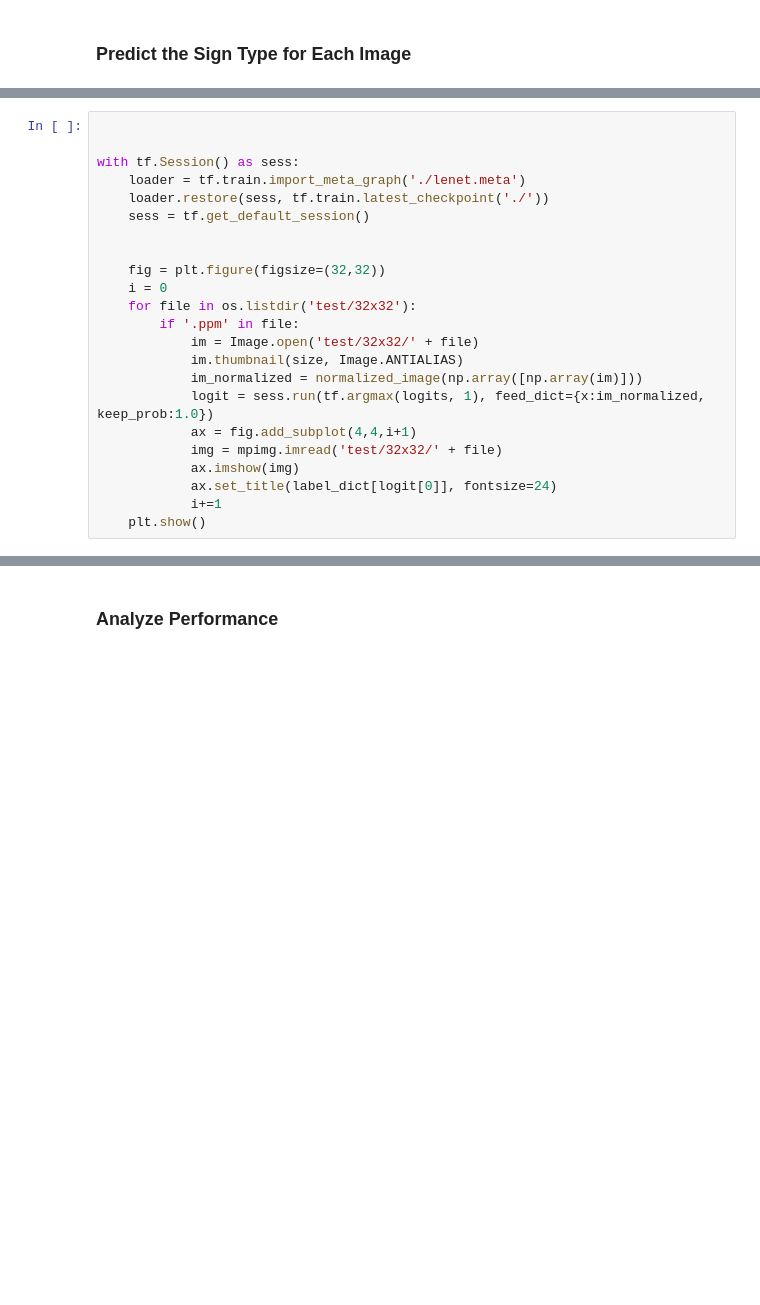
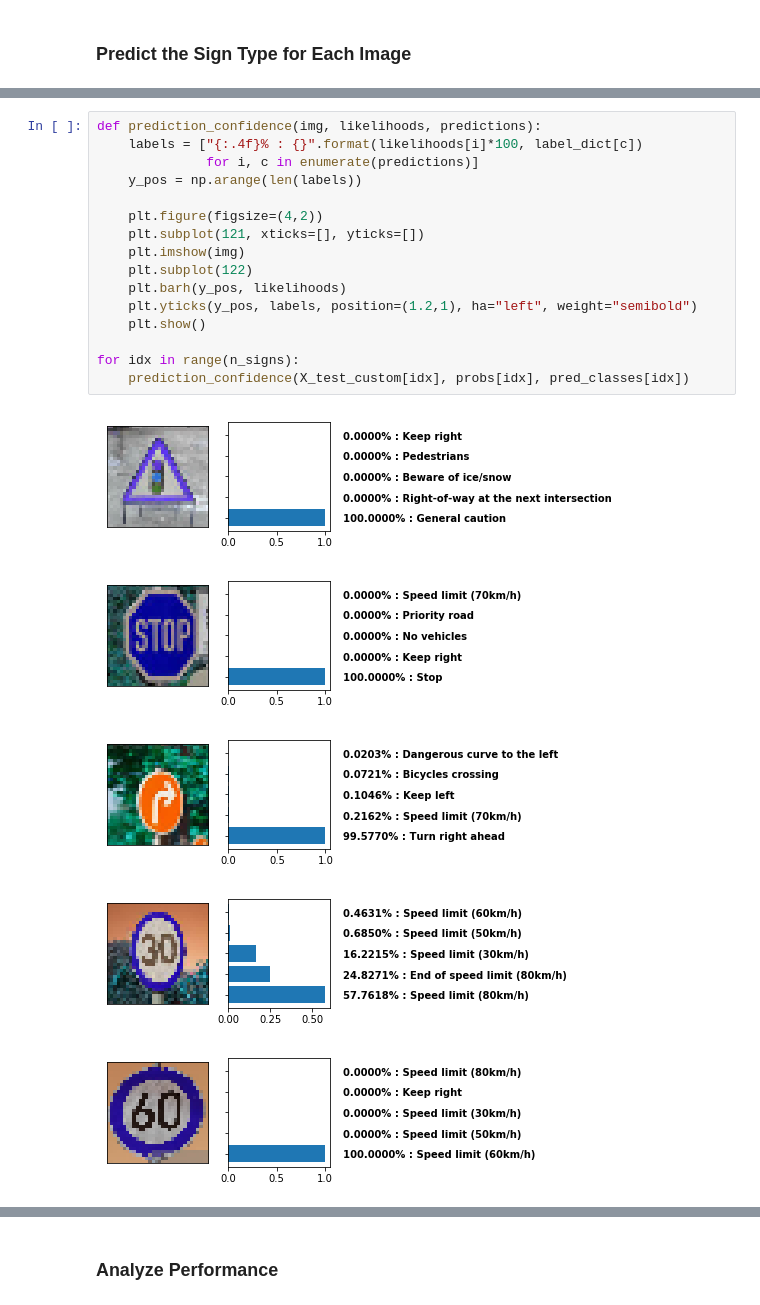
Before and after one commit to aziuol/CarND-Traffic-Sign-Classifier-Project, a Jupyter notebook: Traffic_Sign_Classifier.ipynb, the cells around one changed output, grey strips where cells are left out. Cells and saved outputs as stored; diff of their text form; blank space fills up the shorter version.

```diff
--- a/Traffic_Sign_Classifier.ipynb
+++ b/Traffic_Sign_Classifier.ipynb
@@ -949,23 +1073,0 @@ new_image_greyscale = convert_to_grayscale(new_image_normalised)
-# %%
-
-
-with tf.Session() as sess:
-    loader = tf.train.import_meta_graph('./lenet.meta')
-    loader.restore(sess, tf.train.latest_checkpoint('./'))
-    sess = tf.get_default_session()
-
-
-    fig = plt.figure(figsize=(32,32))
-    i = 0
-    for file in os.listdir('test/32x32'):
-        if '.ppm' in file:
-            im = Image.open('test/32x32/' + file)
-            im.thumbnail(size, Image.ANTIALIAS)
-            im_normalized = normalized_image(np.array([np.array(im)]))
-            logit = sess.run(tf.argmax(logits, 1), feed_dict={x:im_normalized, keep_prob:1.0})
-            ax = fig.add_subplot(4,4,i+1)
-            img = mpimg.imread('test/32x32/' + file)
-            ax.imshow(img)
-            ax.set_title(label_dict[logit[0]], fontsize=24)
-            i+=1
-    plt.show()
@@ -971,0 +1136,22 @@ with tf.Session() as sess:
+# %%
+def prediction_confidence(img, likelihoods, predictions):
+    labels = ["{:.4f}% : {}".format(likelihoods[i]*100, label_dict[c])
+              for i, c in enumerate(predictions)]
+    y_pos = np.arange(len(labels))
+
+    plt.figure(figsize=(4,2))
+    plt.subplot(121, xticks=[], yticks=[])
+    plt.imshow(img)
+    plt.subplot(122)
+    plt.barh(y_pos, likelihoods)
+    plt.yticks(y_pos, labels, position=(1.2,1), ha="left", weight="semibold")
+    plt.show()
+
+for idx in range(n_signs):
+    prediction_confidence(X_test_custom[idx], probs[idx], pred_classes[idx])
+# %% [output]
+[figure, added]
+[figure, added]
+[figure, added]
+[figure, added]
+[figure, added]
```
Also changed, not shown: parts of 84 cells of this notebook.
